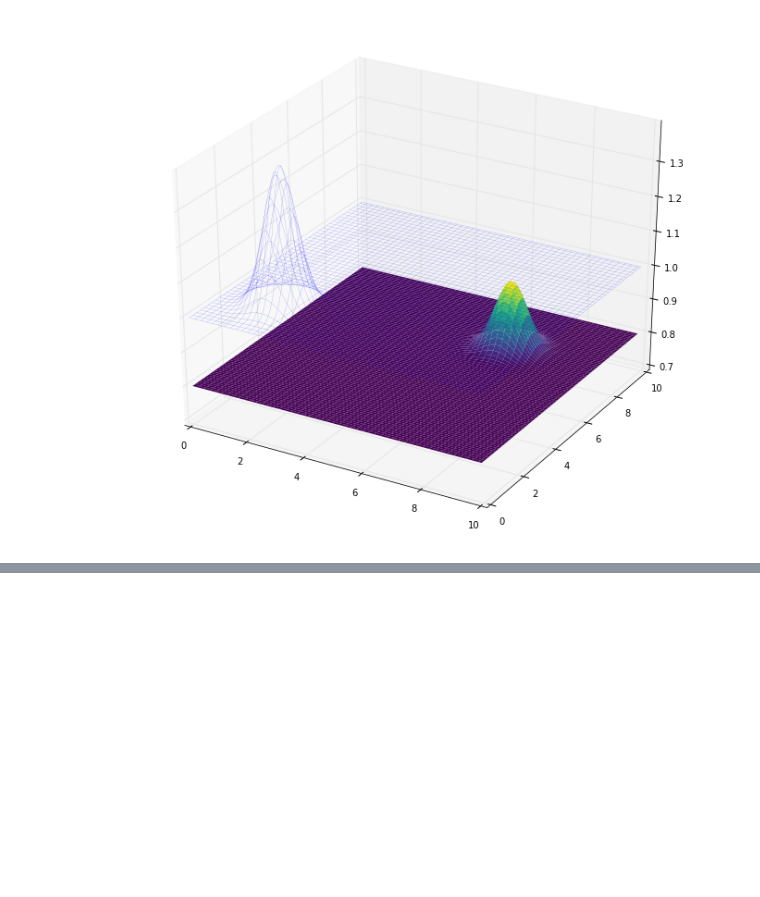
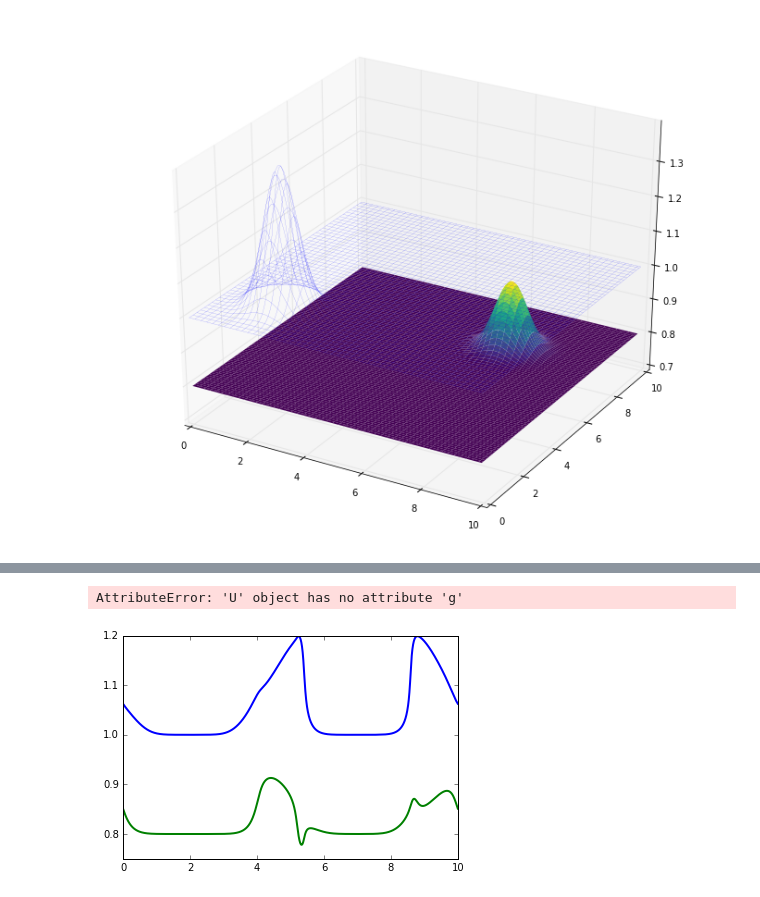
Before and after one commit to harpolea/swerve, a Jupyter notebook: Shallow_Water_Equations.ipynb, the cells around one changed output, grey strips where cells are left out. Drawn from its saved outputs; the diff is of its cells as text; code cells hidden in the pictures; blank space fills up the shorter version.

```diff
--- a/Shallow_Water_Equations.ipynb
+++ b/Shallow_Water_Equations.ipynb
@@ -541,0 +716,10 @@ HTML(anim.to_html5_video())
+# %%
+for i in range(nt):
+    evolve(i)
+# %% [output]
+AttributeError: 'U' object has no attribute 'g'
+# %%
+plt.plot(x,h[0,1:-1,1000],x,h[1,1:-1,1000], lw=2)
+plt.show()
+# %% [output]
+[figure, added]
```
Also changed, not shown: parts of 11 cells of this notebook.
